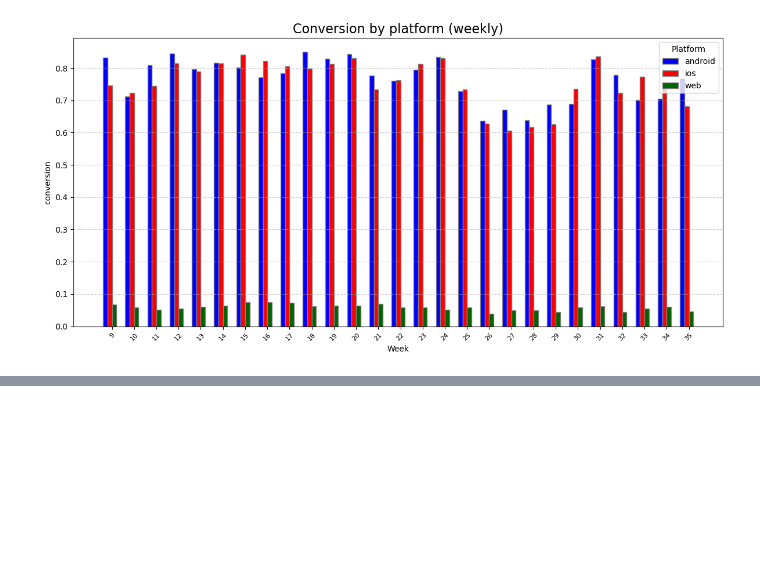
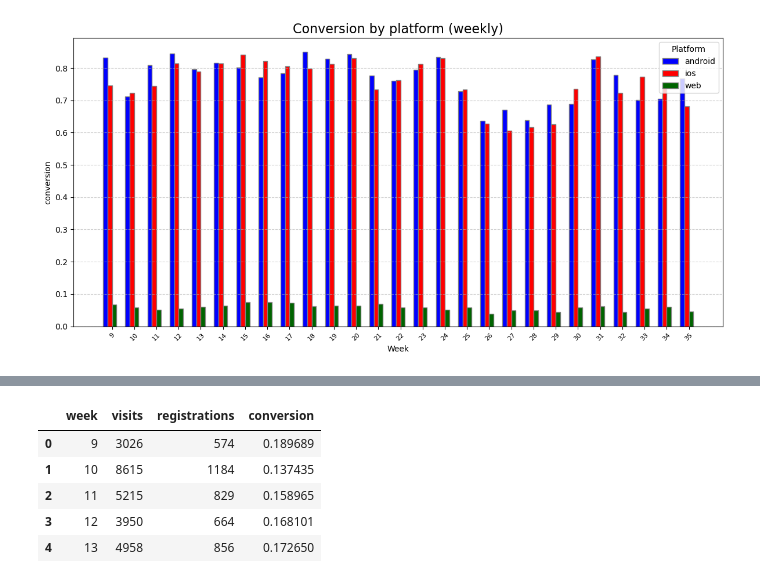
Before and after one commit to paalso/python-for-data-analysts-project-100, a Jupyter notebook: charts_project.ipynb, the cells around one changed output, grey strips where cells are left out. Saved outputs shown, nothing was run; the diff lists cells and outputs as text; code cells hidden in the pictures; blank space fills up the shorter version.

```diff
--- a/charts_project.ipynb
+++ b/charts_project.ipynb
@@ -865,0 +972,11 @@ Plot saved at: /home/paalso/Projects/python-for-data-analysts-project-100/charts
+# %%
+conversion_weekly_grouped = conversion_weekly_df.groupby('week')[['visits', 'registrations']].sum().reset_index()
+conversion_weekly_grouped['conversion'] = conversion_weekly_grouped['registrations'] / conversion_weekly_grouped['visits']
+conversion_weekly_grouped.head()
+# %% [output]
+|  | week | visits | registrations | conversion |
+| 0 | 9 | 3026 | 574 | 0.189689 |
+| 1 | 10 | 8615 | 1184 | 0.137435 |
+| 2 | 11 | 5215 | 829 | 0.158965 |
+| 3 | 12 | 3950 | 664 | 0.168101 |
+| 4 | 13 | 4958 | 856 | 0.172650 |
```
Also changed, not shown: parts of 7 cells of this notebook, 2 other files.
